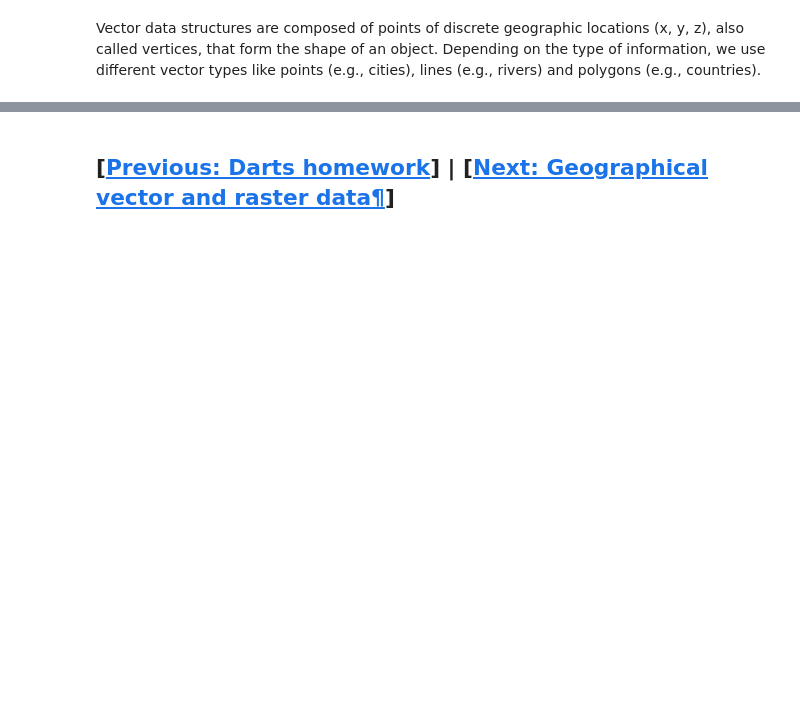
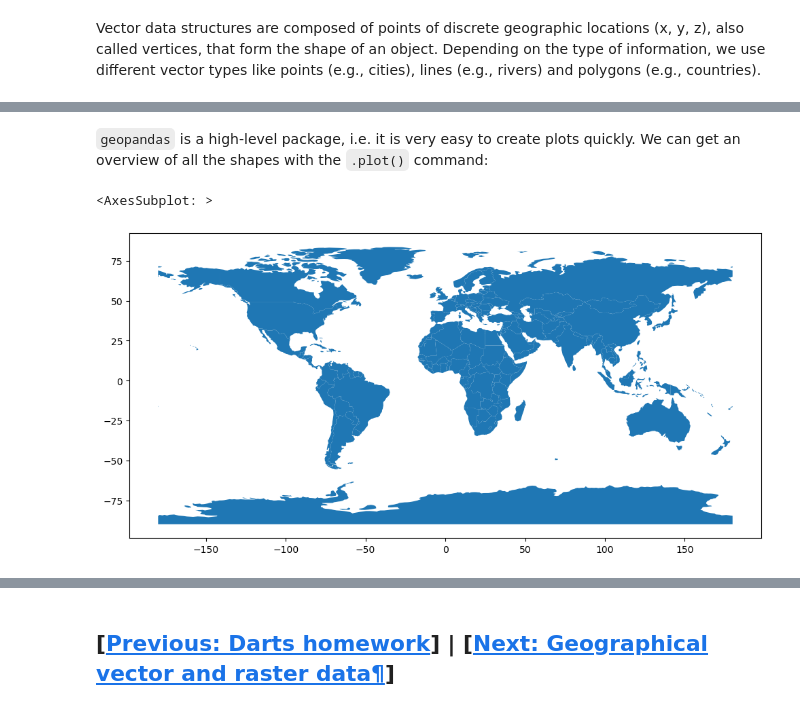
Before and after one commit to sebsteinig/introduction-to-scientific-computing, a Jupyter notebook: week_5/chapters/03-vectors_and_rasters.ipynb, the cells around one changed output, grey strips where cells are left out. Cells and saved outputs as stored; diff of their text form; code cells hidden in the pictures; blank space fills up the shorter version.

Commit message:
more geopandas material

```diff
--- a/week_5/chapters/03-vectors_and_rasters.ipynb
+++ b/week_5/chapters/03-vectors_and_rasters.ipynb
@@ -28,0 +56,8 @@ Note: `GeoPandas` is using this 'table' approach because it is primarily build u
+# %%
+# load geopandas
+import geopandas as gpd
+# set a default matplotlib figure size
+from matplotlib import pyplot as plt
+plt.rcParams['figure.figsize'] = (12,8)
+
+world = gpd.read_file('../assets/ne_110m_admin_0_countries/ne_110m_admin_0_countries.shp')
@@ -28,0 +116,7 @@ Note: `GeoPandas` is using this 'table' approach because it is primarily build u
+# %% [markdown]
+`geopandas` is a high-level package, i.e. it is very easy to create plots quickly. We can get an overview of all the shapes with the `.plot()` command:
+# %%
+world.plot()
+# %% [output]
+<AxesSubplot: >
+[figure, added]
```
Also changed, not shown: parts of 26 cells of this notebook, 25 other files.
